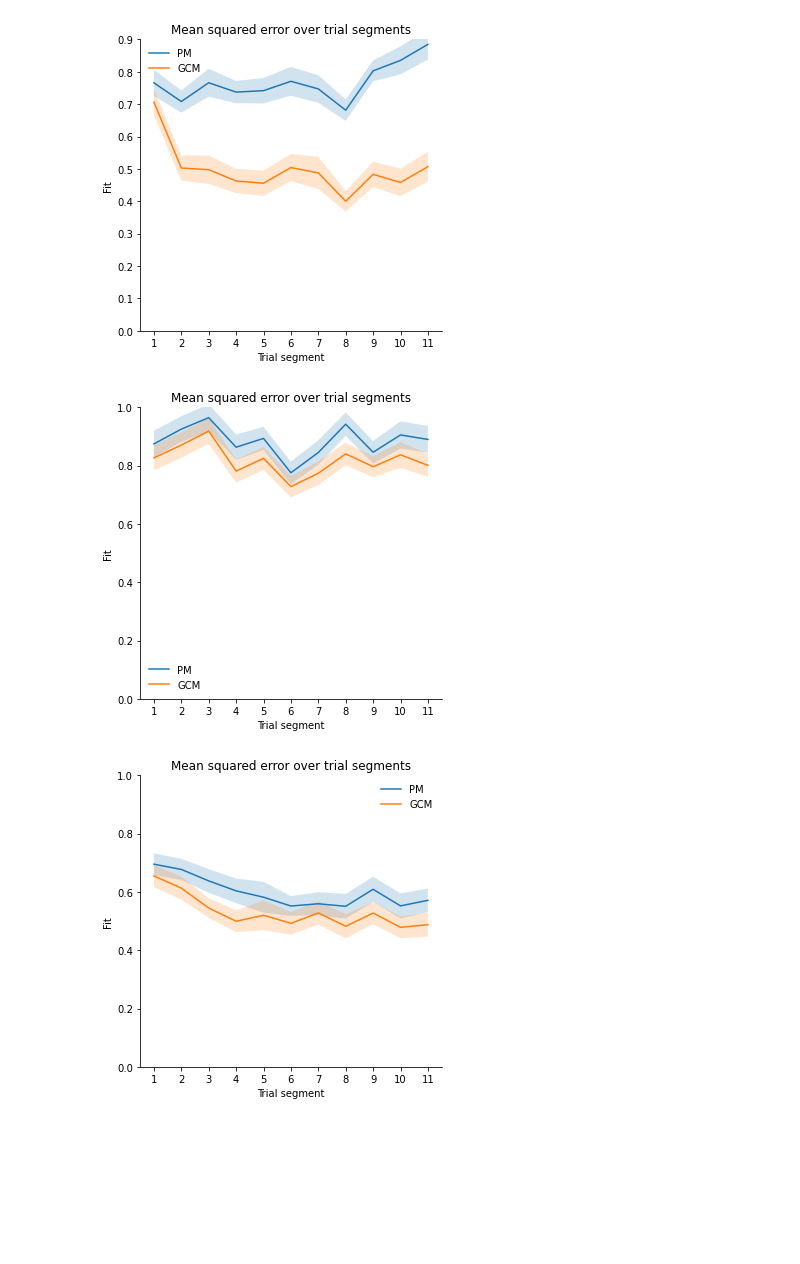
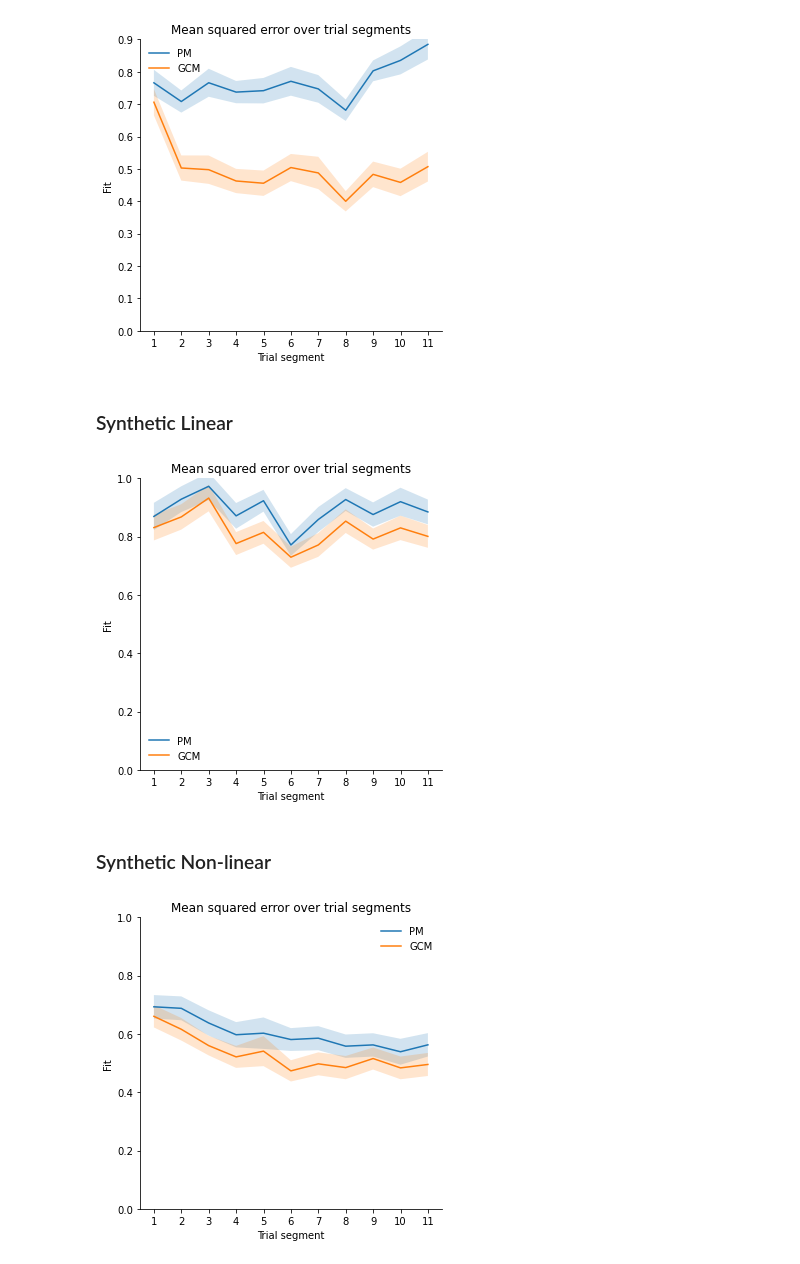
Before and after one commit to akjagadish/vanilla-llama, a Jupyter notebook: categorisation/notebooks/fitted_simulations.ipynb, the cells around one changed output. Drawn from its saved outputs; the diff is of its cells as text; code cells hidden in the pictures; blank space fills up the shorter version.

```diff
--- a/categorisation/notebooks/fitted_simulations.ipynb
+++ b/categorisation/notebooks/fitted_simulations.ipynb
@@ -57,10 +59,12 @@ f.tight_layout()
 plt.show()
 # %% [output]
 [figure]
+# %% [markdown]
+### Synthetic Linear
 # %%
 # load r2s=r2s, lls=lls, params=np.stack(params_list), opt_method=opt_method from gcm_humans
-fits_gcm = np.load('../data/fitted_simulation/devraj2022_gcm_runs=1_iters=1_blocks=11_loss=mse_transfer_model=synthetic.npz')
-fits_pm = np.load('../data/fitted_simulation/devraj2022_pm_runs=1_iters=1_blocks=11_loss=mse_transfer_model=synthetic.npz')
+fits_gcm = np.load('../data/fitted_simulation/devraj2022_gcm_runs=1_iters=10_blocks=11_loss=mse_transfer_model=synthetic.npz')
+fits_pm = np.load('../data/fitted_simulation/devraj2022_pm_runs=1_iters=10_blocks=11_loss=mse_transfer_model=synthetic.npz')
 mses_gcm = fits_gcm['lls']
 mses_pm = fits_pm['lls']
 # mean mses across participants: mses are of shape (n_runs=1, n_participants, n_conditions=1, n_blocks)
@@ -88,36 +92,38 @@ sns.despine()
 f.tight_layout()
 plt.show()
 # %% [output]
-[figure, old version]
+[figure, new version]
+# %% [markdown]
+### Synthetic Non-linear
 # %%
 # load r2s=r2s, lls=lls, params=np.stack(params_list), opt_method=opt_method from gcm_humans
-fits_gcm = np.load('../data/fitted_simulation/devraj2022_gcm_runs=1_iters=1_blocks=11_loss=mse_transfer_model=syntheticnonlinear.npz')
-fits_pm = np.load('../data/fitted_simulation/devraj2022_pm_runs=1_iters=1_blocks=11_loss=mse_transfer_model=syntheticnonlinear.npz')
+fits_gcm = np.load('../data/fitted_simulation/devraj2022_gcm_runs=1_iters=10_blocks=11_loss=mse_transfer_model=syntheticnonlinear.npz')
+fits_pm = np.load('../data/fitted_simulation/devraj2022_pm_runs=1_iters=10_blocks=11_loss=mse_transfer_model=syntheticnonlinear.npz')
 mses_gcm = fits_gcm['lls']
 mses_pm = fits_pm['lls']
 # mean mses across participants: mses are of shape (n_runs=1, n_participants, n_conditions=1, n_blocks)
 mses_gcm = np.squeeze(mses_gcm)
 mses_pm = np.squeeze(mses_pm)
 # std error of mean across participants
 stds_gcm = np.std(mses_gcm, axis=0)/np.sqrt(len(mses_gcm)-1)
 stds_pm = np.std(mses_pm, axis=0)/np.sqrt(len(mses_pm)-1)
 # plot mean mses across participants for each trial segment for both models
 f, ax = plt.subplots(1, 1, figsize=(5,5))
 sns.lineplot(x=np.arange(11)+1, y=np.mean(mses_pm, axis=0), ax=ax, label='PM')
 sns.lineplot(x=np.arange(11)+1, y=np.mean(mses_gcm, axis=0), ax=ax, label='GCM')
 # add standard error of mean as error bars
 ax.fill_between(np.arange(11)+1, np.mean(mses_pm, axis=0)-stds_pm, np.mean(mses_pm, axis=0)+stds_pm, alpha=0.2)
 ax.fill_between(np.arange(11)+1, np.mean(mses_gcm, axis=0)-stds_gcm, np.mean(mses_gcm, axis=0)+stds_gcm, alpha=0.2)
 ax.set_xlabel('Trial segment')
 ax.set_ylabel('Fit')
 ax.set_ylim([0, 1.])
 ax.set_xticks(np.arange(11)+1)
 ax.set_xticklabels(np.arange(11)+1)
 # remove bounding box around the legend
 ax.legend(frameon=False)
 ax.set_title('Mean squared error over trial segments')
 sns.despine()
 f.tight_layout()
 plt.show()
 # %% [output]
-[figure, old version]
+[figure, new version]
```
Also changed, not shown: parts of 1 cell of this notebook, 2 other files.
